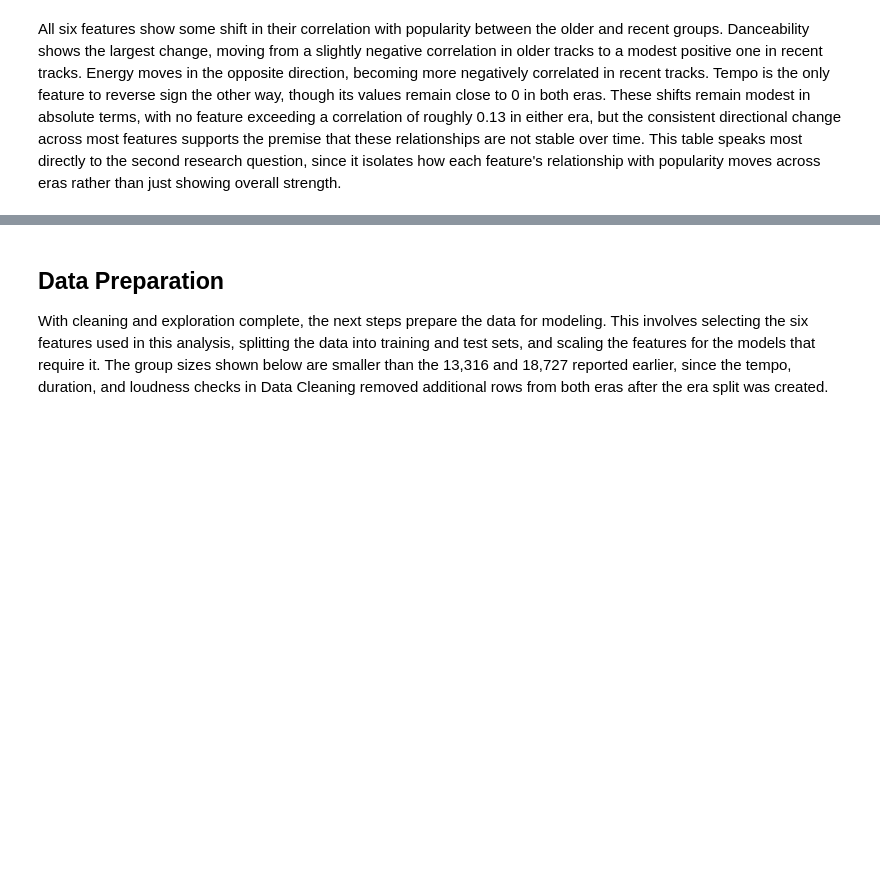
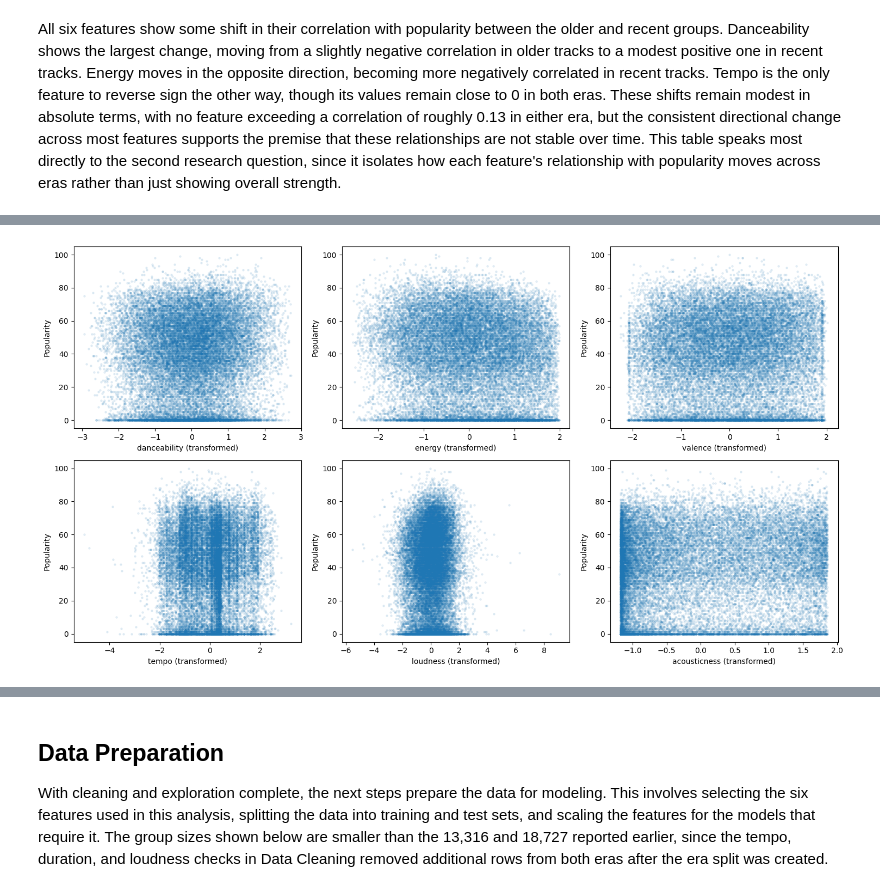
Before and after one commit to vipphan/spotify-capstone, a Jupyter notebook: spotify_capstone.ipynb, the cells around one changed output, grey strips where cells are left out. Saved outputs shown, nothing was run; the diff lists cells and outputs as text; code cells hidden in the pictures; blank space fills up the shorter version.

```diff
--- a/spotify_capstone.ipynb
+++ b/spotify_capstone.ipynb
@@ -612,0 +617,6 @@ across eras rather than just showing overall strength.
+# %%
+# fitting a yeo-johnson power transformation to the six features
+power = PowerTransformer(method='yeo-johnson')
+transformed_df = pd.DataFrame(power.fit_transform(cleaned_df[features]), columns=features, index=cleaned_df.index)
+
+pd.DataFrame({'raw skew': cleaned_df[features].skew(), 'transformed skew': transformed_df.skew()})
@@ -612,0 +631,11 @@ across eras rather than just showing overall strength.
+# %%
+# scatter plots of each transformed feature against popularity
+fig, axes = plt.subplots(2, 3, figsize=(15, 8))
+for ax, feature in zip(axes.flatten(), features):
+    ax.scatter(transformed_df[feature], cleaned_df['track_popularity'], alpha=0.1, s=5)
+    ax.set_xlabel(feature + ' (transformed)')
+    ax.set_ylabel('Popularity')
+
+plt.tight_layout()
+# %% [output]
+[figure, added]
```
Also changed, not shown: parts of 23 cells of this notebook.
